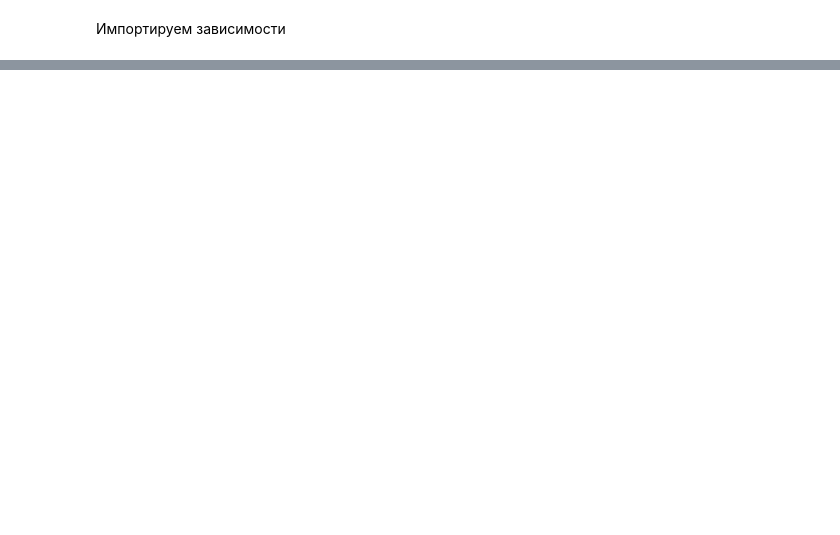
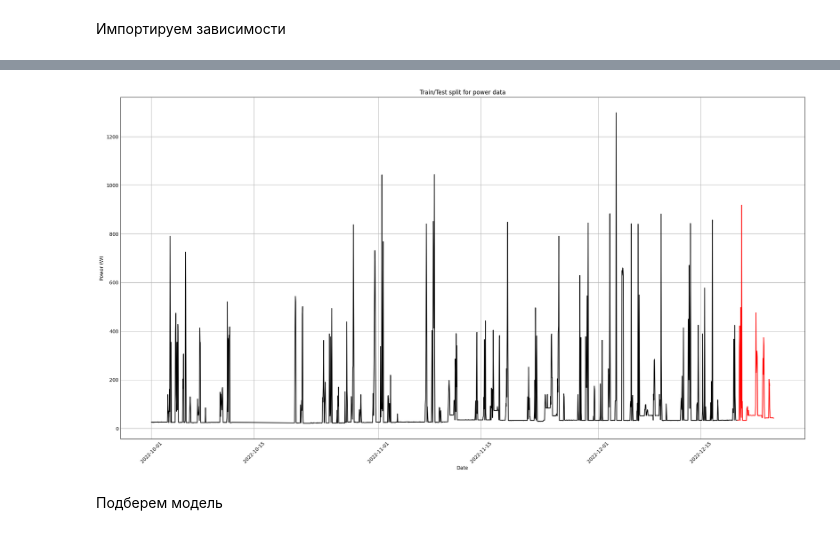
Before and after one commit to Machalkas/LoraWanDataAnalysis, a Jupyter notebook: main.ipynb, the cells around one changed output, grey strips where cells are left out. Cells and saved outputs as stored; diff of their text form; code cells hidden in the pictures; blank space fills up the shorter version.

```diff
--- a/main.ipynb
+++ b/main.ipynb
@@ -21,0 +45,5 @@ classroom_schedule = path_join(os.getcwd(), "classroom_schedule")
+# %%
+counter_id = "4101468"
+data_colum_name = "total"
+print("Find counters:", power_df.counter.unique().tolist())
+print("Selected counter", counter_id, "located in room", counters_to_rooms.get(counter_id))
@@ -68,0 +88,7 @@ plt.show()
+# %%
+from_datetime = datetime.datetime(year=2022, month=10, day=1, hour=0)
+separation_datetime = datetime.datetime(year=2022, month=12, day=20, hour=0)
+to_datetime = datetime.datetime(year=2022, month=12, day=25, hour=0)
+train_df = power_df.loc[(power_df.datetime>=from_datetime) & (power_df.datetime<=separation_datetime)]
+test_df = power_df.loc[(power_df.datetime>separation_datetime) & (power_df.datetime <= to_datetime)]
+train_df
@@ -68,0 +109,20 @@ plt.show()
+# %%
+train_x = list(train_df.datetime)
+test_x = list(test_df.datetime)
+
+plt.style.use('_mpl-gallery')
+fig, ax = plt.subplots()
+fig.set_size_inches(20, 10)
+fig.set_dpi(100)
+
+plt.plot(train_x, train_df[data_colum_name], color = "black", label = "train")
+plt.plot(test_x, test_df[data_colum_name], color = "red", label = "test")
+plt.ylabel('Power (W)')
+plt.xlabel('Date')
+plt.xticks(rotation=45)
+plt.title("Train/Test split for power data")
+plt.show()
+# %% [output]
+[figure, added]
+# %% [markdown]
+Подберем модель
```
Also changed, not shown: parts of 14 cells of this notebook, 4 other files.
